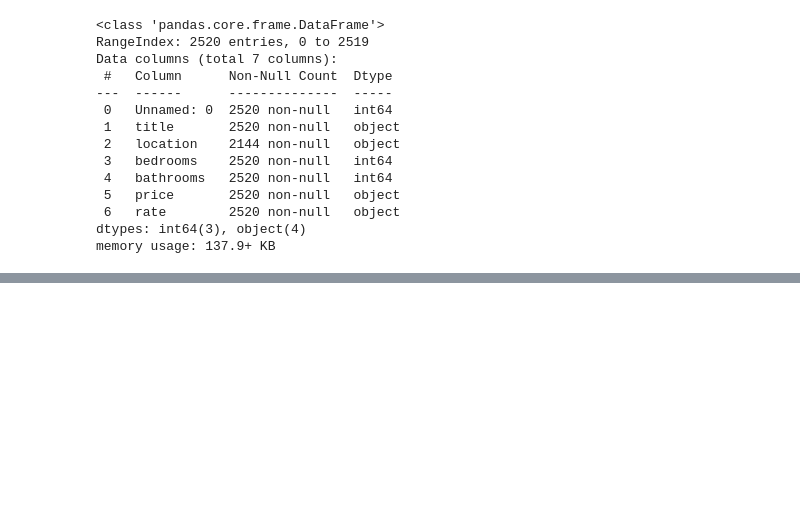
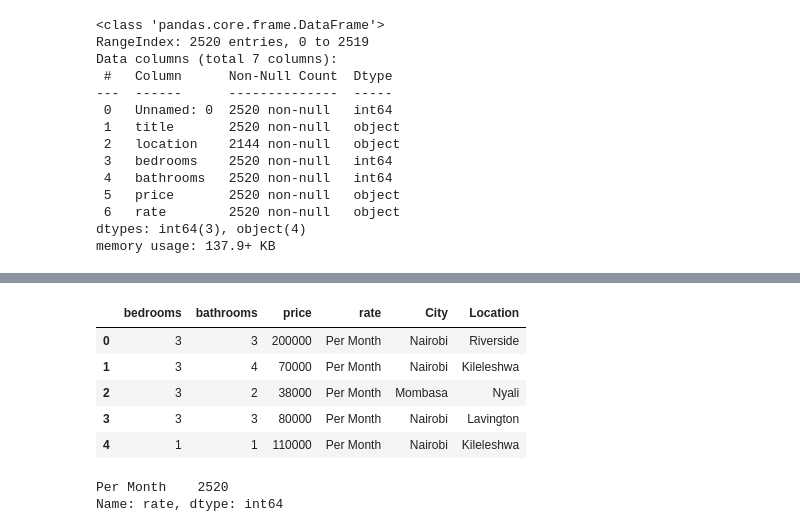
Before and after one commit to Mburu-Elvis/NairobiRentPrices, a Jupyter notebook: data_cons.ipynb, the cells around one changed output, grey strips where cells are left out. Drawn from its saved outputs; the diff is of its cells as text; code cells hidden in the pictures; blank space fills up the shorter version.

```diff
--- a/data_cons.ipynb
+++ b/data_cons.ipynb
@@ -146,0 +217,10 @@ memory usage: 137.9+ KB
+# %%
+apart.drop(apart[['Unnamed: 0','title', 'location']], axis=1, inplace=True)
+apart.head()
+# %% [output]
+|  | bedrooms | bathrooms | price | rate | City | Location |
+| 0 | 3 | 3 | 200000 | Per Month | Nairobi | Riverside |
+| 1 | 3 | 4 | 70000 | Per Month | Nairobi | Kileleshwa |
+| 2 | 3 | 2 | 38000 | Per Month | Mombasa | Nyali |
+| 3 | 3 | 3 | 80000 | Per Month | Nairobi | Lavington |
+| 4 | 1 | 1 | 110000 | Per Month | Nairobi | Kileleshwa |
@@ -146,0 +233,5 @@ memory usage: 137.9+ KB
+# %%
+apart['rate'].value_counts()
+# %% [output]
+Per Month    2520
+Name: rate, dtype: int64
```
Also changed, not shown: parts of 16 cells of this notebook, 3 other files.
